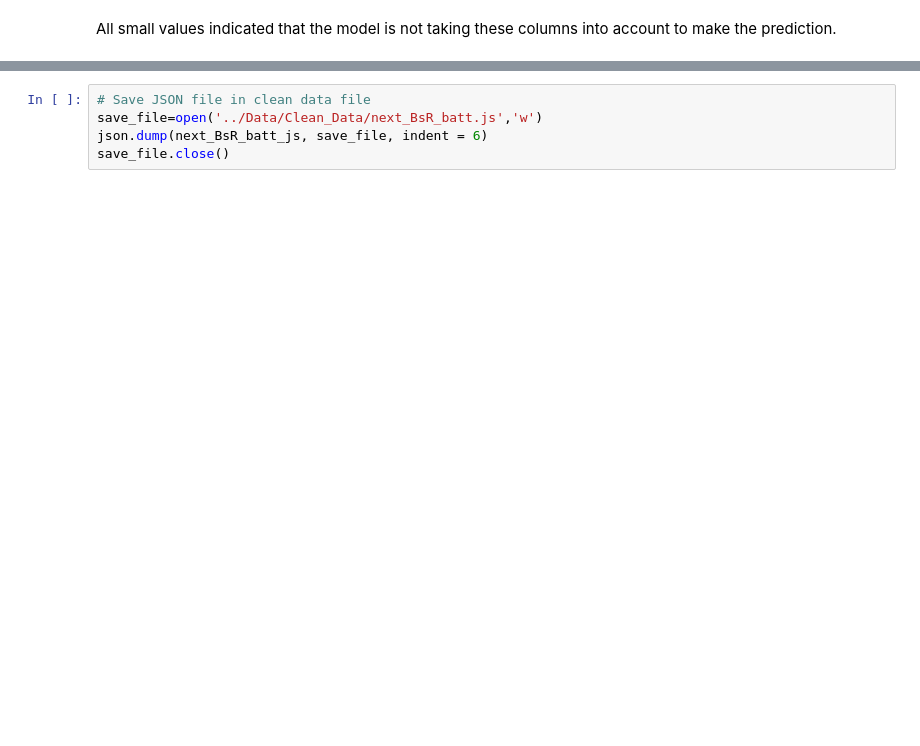
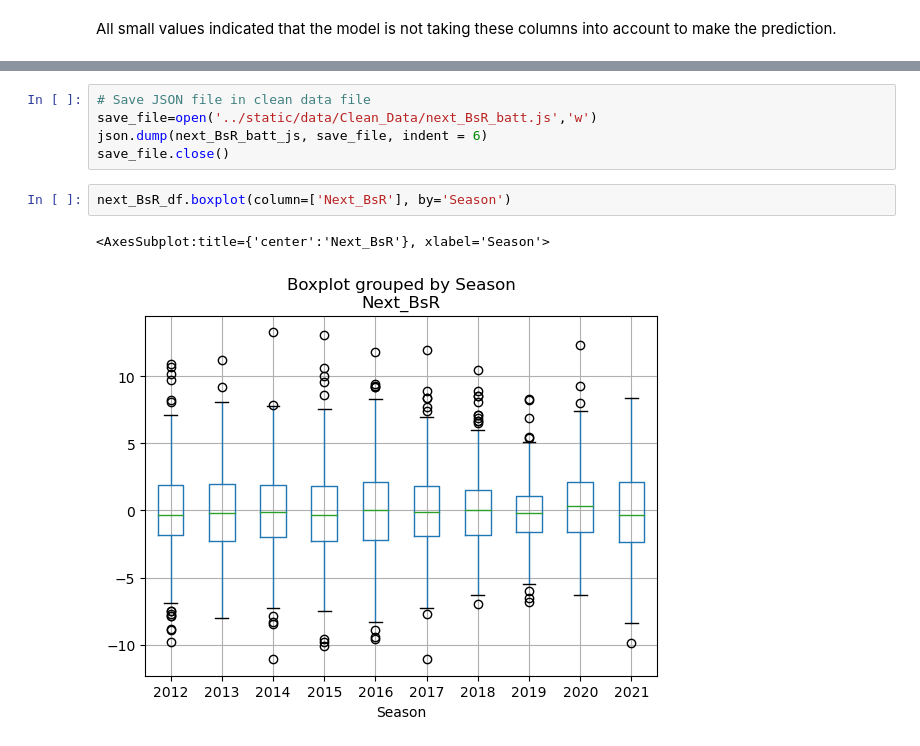
Before and after one commit to MireyNM/Predict_Future_MLB_Stats, a Jupyter notebook: Code/predict_BsR_batters.ipynb, the cells around one changed output, grey strips where cells are left out. Drawn from its saved outputs; the diff is of its cells as text; blank space fills up the shorter version.

Commit message:
trying to make chart

```diff
--- a/Code/predict_BsR_batters.ipynb
+++ b/Code/predict_BsR_batters.ipynb
@@ -213,5 +426,10 @@ next_BsR_batt_js
 # %%
 # Save JSON file in clean data file
-save_file=open('../Data/Clean_Data/next_BsR_batt.js','w')
+save_file=open('../static/data/Clean_Data/next_BsR_batt.js','w')
 json.dump(next_BsR_batt_js, save_file, indent = 6)
 save_file.close()
+# %%
+next_BsR_df.boxplot(column=['Next_BsR'], by='Season')
+# %% [output]
+<AxesSubplot:title={'center':'Next_BsR'}, xlabel='Season'>
+[figure, added]
```
Also changed, not shown: parts of 24 cells of this notebook, 6 other files.
